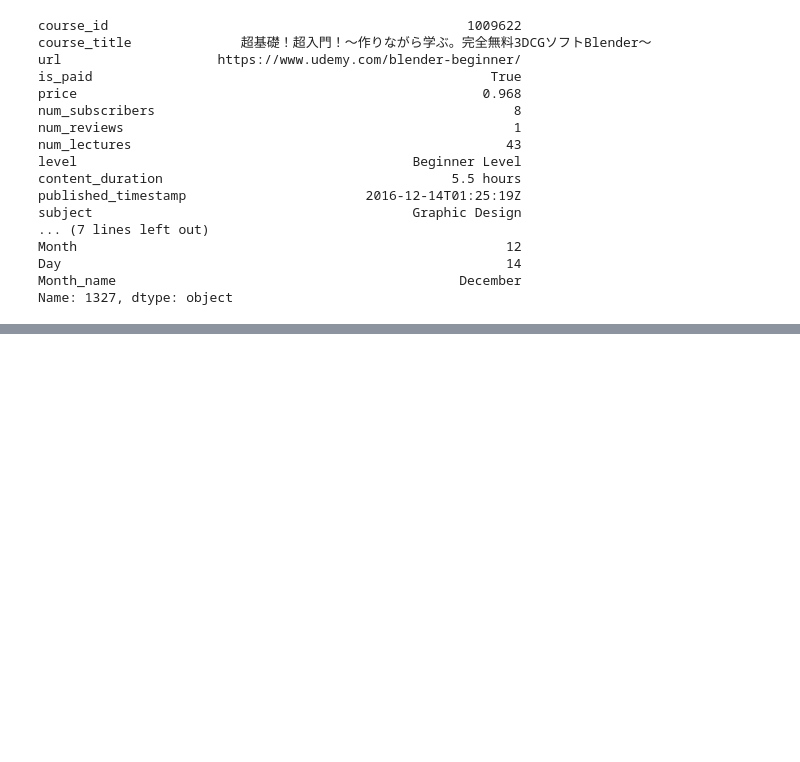
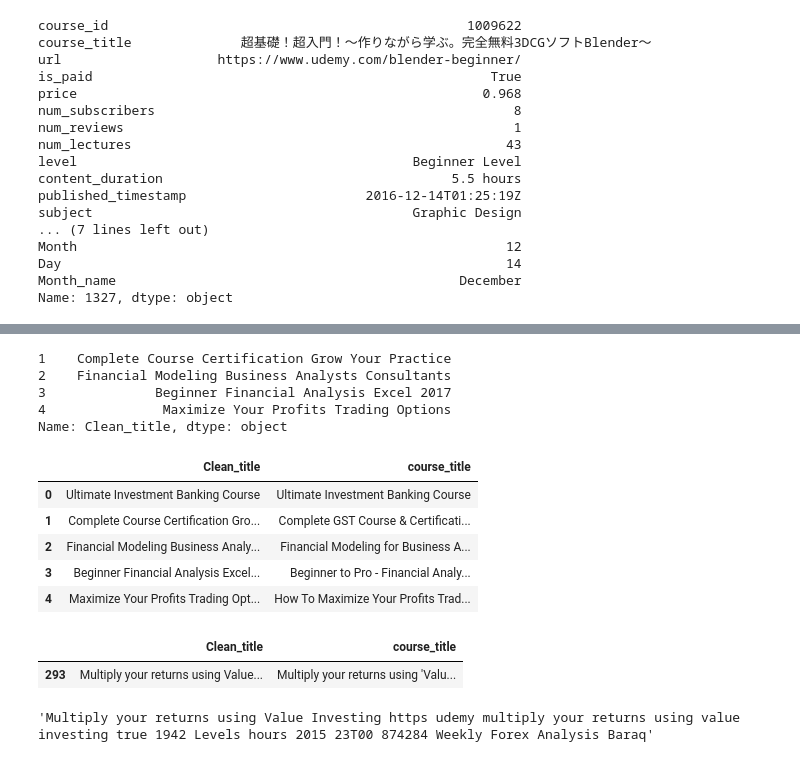
Before and after one commit to lawalsegun2025/udemy_course_recommendation_system, a Jupyter notebook: EDA_on_udemy_courses_dataset.ipynb, the cells around one changed output, grey strips where cells are left out. Cells and saved outputs as stored; diff of their text form; code cells hidden in the pictures; blank space fills up the shorter version.

```diff
--- a/EDA_on_udemy_courses_dataset.ipynb
+++ b/EDA_on_udemy_courses_dataset.ipynb
@@ -682,0 +712,35 @@ Name: 1327, dtype: object
+# %%
+# removing all the stopwords
+
+df['Clean_title'] = df['course_title'].apply(nfx.remove_shortwords)
+df['Clean_title'].iloc[1:5]
+# %% [output]
+1    Complete Course Certification Grow Your Practice
+2    Financial Modeling Business Analysts Consultants
+3              Beginner Financial Analysis Excel 2017
+4               Maximize Your Profits Trading Options
+Name: Clean_title, dtype: object
+# %%
+# head on head comparision with clean and unclean title
+
+temp = df[['Clean_title','course_title']]
+
+temp.head()
+# %% [output]
+|  | Clean_title | course_title |
+| 0 | Ultimate Investment Banking Course | Ultimate Investment Banking Course |
+| 1 | Complete Course Certification Gro... | Complete GST Course & Certificati... |
+| 2 | Financial Modeling Business Analy... | Financial Modeling for Business A... |
+| 3 | Beginner Financial Analysis Excel... | Beginner to Pro - Financial Analy... |
+| 4 | Maximize Your Profits Trading Opt... | How To Maximize Your Profits Trad... |
+# %%
+# finding the maximum length of the clean title
+
+temp[temp['Clean_title'].str.len()==max(temp['Clean_title'].str.len())]
+# %% [output]
+|  | Clean_title | course_title |
+| 293 | Multiply your returns using Value... | Multiply your returns using 'Valu... |
+# %%
+temp['Clean_title'].iloc[293]
+# %% [output]
+'Multiply your returns using Value Investing https udemy multiply your returns using value investing true 1942 Levels hours 2015 23T00 874284 Weekly Forex Analysis Baraq'
```
Also changed, not shown: parts of 13 cells of this notebook.
